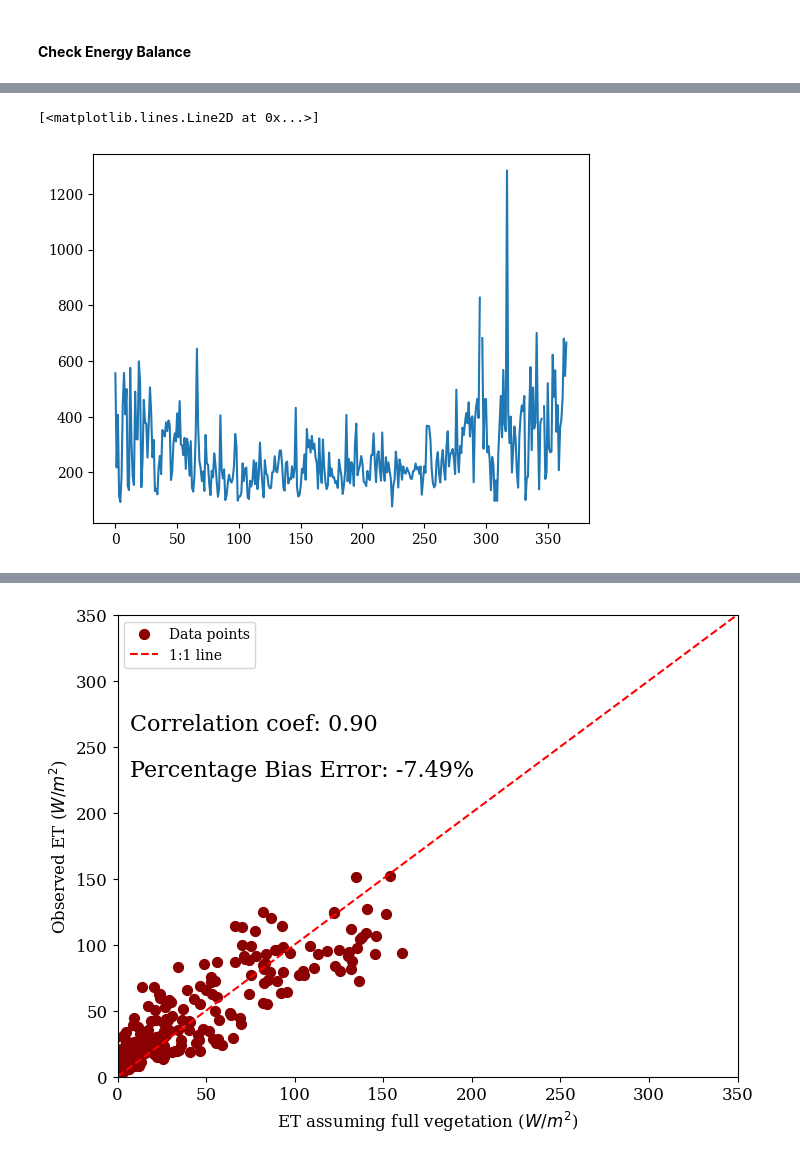
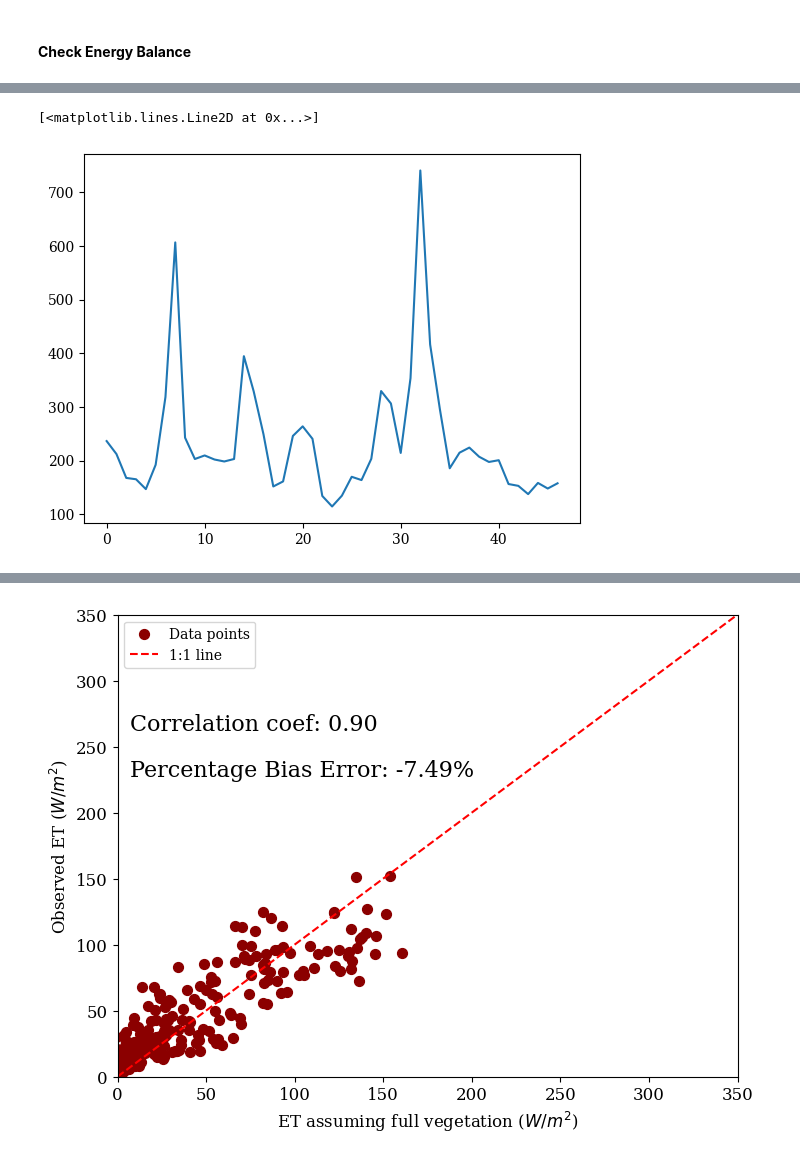
Before and after one commit to praghav444/CEE491-591-Process-Hydrology-Tutorials, a Jupyter notebook: Penman-Monteith-based-ET-Modeling-Tutorial.ipynb, the cells around one changed output, grey strips where cells are left out. Saved outputs shown, nothing was run; the diff lists cells and outputs as text; code cells hidden in the pictures.

```diff
--- a/Penman-Monteith-based-ET-Modeling-Tutorial.ipynb
+++ b/Penman-Monteith-based-ET-Modeling-Tutorial.ipynb
@@ -394,8 +394,8 @@ U2 = U*4.87/(np.log(67.8*Z_m-5.42))  # Based on lagarithmic profile of wind
 # %%
 gh = U2/208
 # %%
-plt.plot(1/gh)
+plt.plot(1/gh[1:48])
 # %% [output]
 [<matplotlib.lines.Line2D at 0x...>]
-[figure, old version]
+[figure, new version]
 # %%
```
Also changed, not shown: parts of 12 cells of this notebook.
